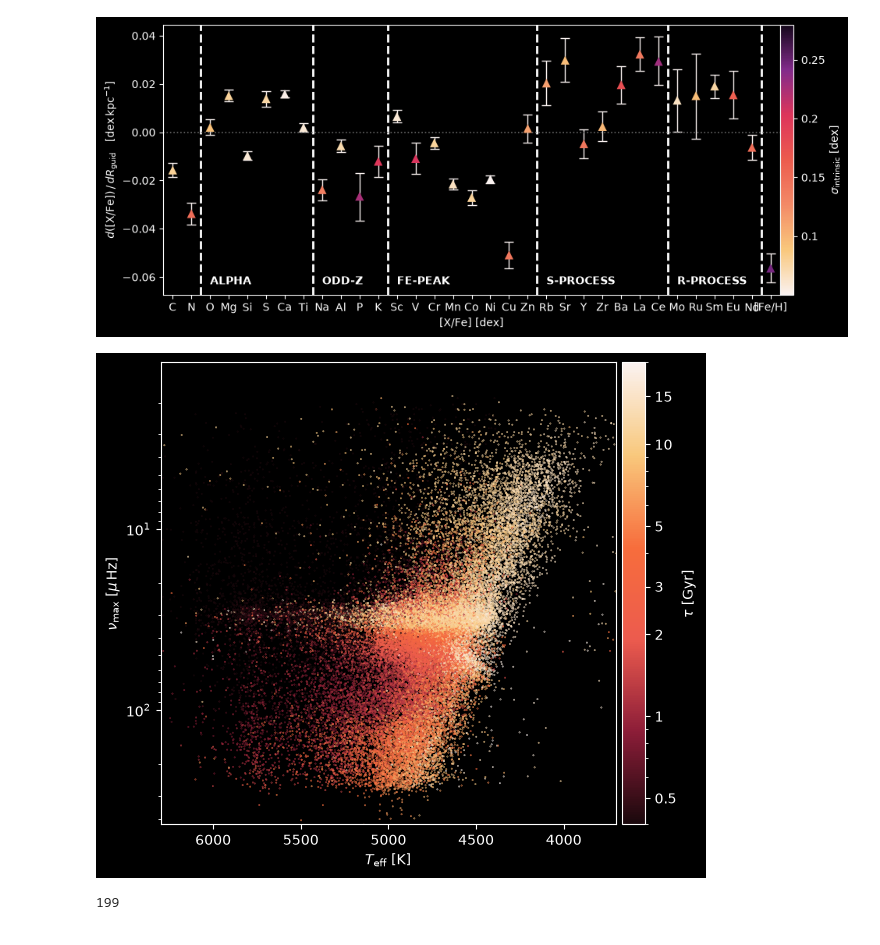
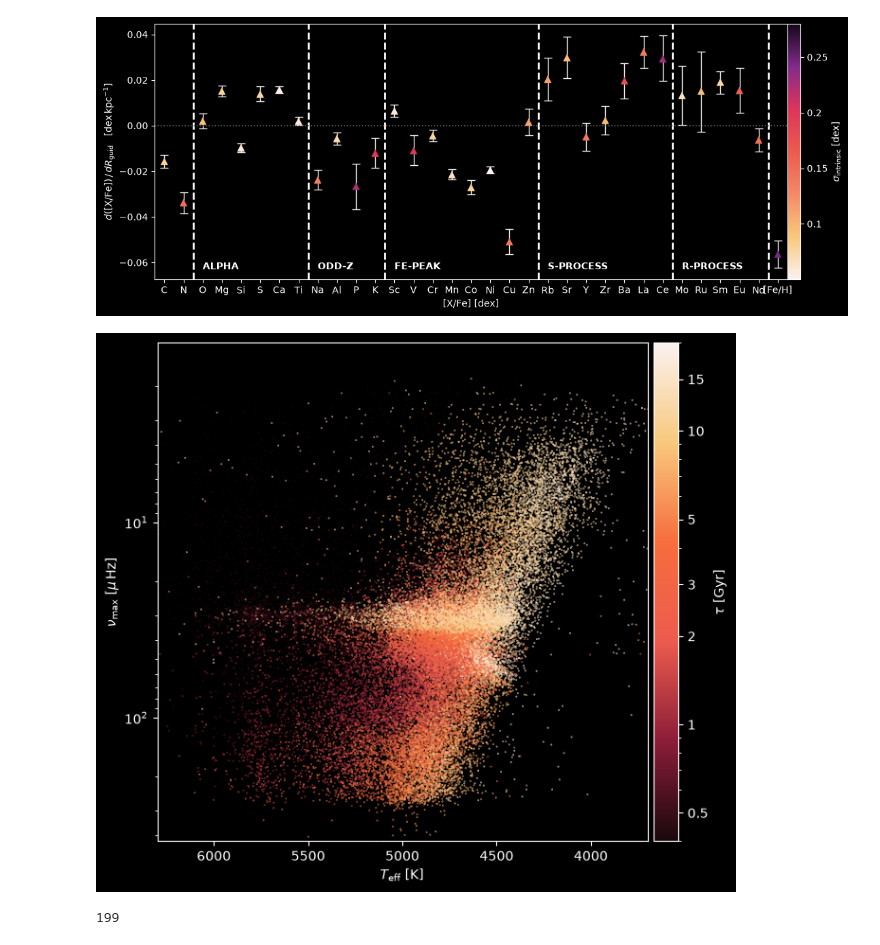
Before and after one commit to ljiainspriggs/ANU-SCNC3101-26SEM2, a Jupyter notebook: old_results/old_results_plots.ipynb, the cells around one changed output. Drawn from its saved outputs; the diff is of its cells as text; code cells hidden in the pictures.

```diff
--- a/old_results/old_results_plots.ipynb
+++ b/old_results/old_results_plots.ipynb
@@ -88,34 +43,35 @@ def format_label(el):
 
 #x_labels = [format_label(el) for el in full_el]
 x_labels = full_el[:-1]+[r"$\mathrm{[Fe/H]}$"]
 x_pos = np.arange(len(x_labels))
 barriers = [2-0.5, 2+len(alpha)-0.5, 2+len(alpha)+len(odd_z)-0.5, 2+len(alpha)+len(odd_z)+len(fe_peak)-0.5,
             2+len(alpha)+len(odd_z)+len(fe_peak)+len(s_proc)-0.5, 2+len(alpha)+len(odd_z)+len(fe_peak)+len(s_proc)+len(r_proc)-0.5]
 plt.errorbar(x_pos, cat["d_x_fe"], yerr=[cat["lower_d_x_fe"], cat["upper_d_x_fe"]],
              ecolor=light, ls="none", fmt="none", capsize=4, zorder=2, elinewidth=1)
 plt.scatter(x_pos, cat["d_x_fe"], c=cat["sig_x_fe"], lw=0, s=65, cmap=cmap_film_full,
             zorder=3, vmin=0.05, vmax=0.28, marker="^")
 for xval in barriers:
     plt.axvline(xval, lw=2, ls="--", c="white", marker="")
 plt.axhline(0, lw=1.2, ls=":", c="DimGrey", marker="")
 plt.text(barriers[0]+0.5, -0.063, "ALPHA", fontweight="bold", ha="left", fontsize=10)
 plt.text(barriers[1]+0.5, -0.063, "ODD-Z", fontweight="bold", ha="left", fontsize=10)
 plt.text(barriers[2]+0.5, -0.063, "FE-PEAK", fontweight="bold", ha="left", fontsize=10)
 plt.text(barriers[3]+0.5, -0.063, "S-PROCESS", fontweight="bold", ha="left", fontsize=10)
 plt.text(barriers[4]+0.5, -0.063, "R-PROCESS", fontweight="bold", ha="left", fontsize=10)
 ax.set_xticks(x_pos)
 ax.set_xticklabels(x_labels)
 #ax.set_xticklabels(x_labels, rotation=45, ha="right")
 plt.xlabel(r"$\mathrm{[X/Fe]}$ [dex]")
 plt.ylabel(r"$d\left( \mathrm{[X/Fe]} \right)\,/\,dR_\mathrm{guid}$   [$\mathrm{dex}\,\mathrm{kpc}^{-1}$]")
 plt.xlim(x_pos[0]-0.5, x_pos[-1]+0.5)
 cbar = plt.colorbar(label=r"$\sigma_\mathrm{intrinsic}$ [dex]", pad=0)
 cbar.set_ticks([0.1, 0.15, 0.2, 0.25])
 cbar.set_ticklabels(["0.1", "0.15", "0.2", "0.25"])
 plt.savefig("OLD_TI_abund_plot.png", dpi=200)
+plt.tight_layout()
 plt.show()
 # %% [output]
-[figure, old version]
+[figure, new version]
 # %%
 results = pd.read_csv("complete_TD_catalogue.csv")
 plt.figure(figsize=(7, 6))
@@ -131,10 +87,11 @@ plt.ylabel(r"$\nu_\mathrm{max}$ [$\mu\,$Hz]")
 cbar = plt.colorbar(label=r"$\tau$ [Gyr]", pad=0.01)
 cbar.set_ticks([0.5, 1, 2, 3, 5, 10, 15])
 cbar.set_ticklabels(["0.5", "1", "2", "3", "5", "10", "15"])
+plt.tight_layout()
 plt.savefig("OLD_asteroHRD.png", dpi=200)
 plt.show()
 # %% [output]
-[figure, old version]
+[figure, new version]
 # %%
 def linreg(x_fe, Rg, x_fe_err=None, nwalkers=32, nsteps=5000):
     """
```
Also changed, not shown: parts of 5 cells of this notebook, 26 other files.
